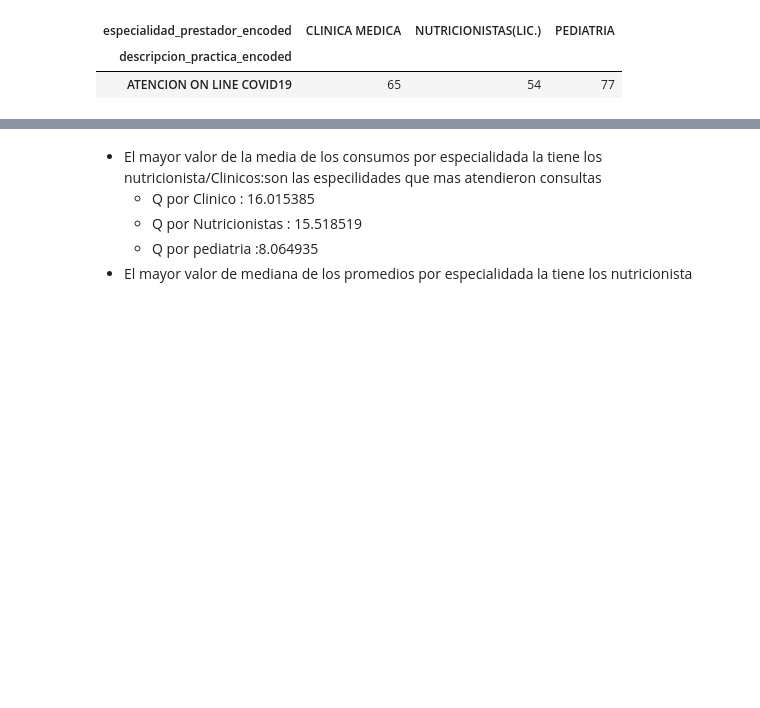
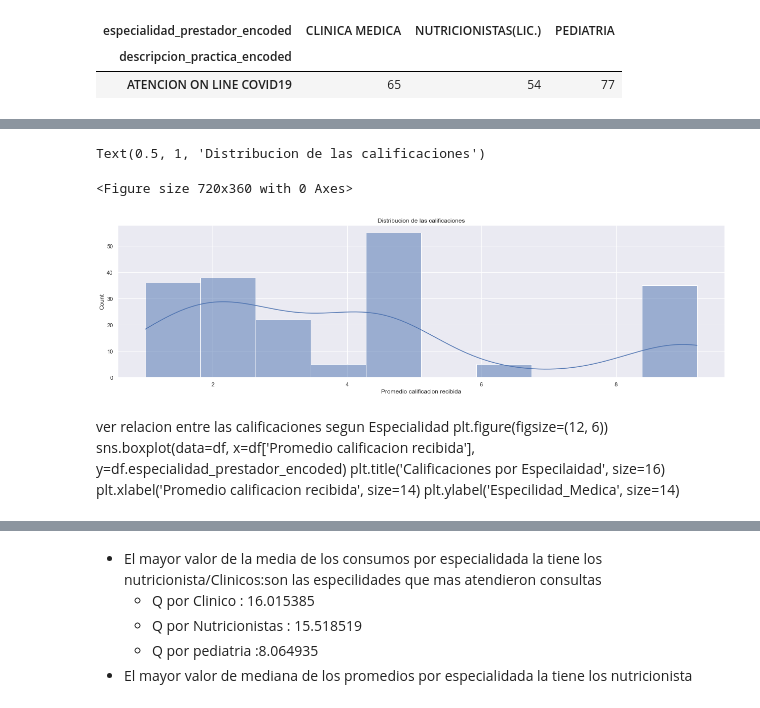
Before and after one commit to JuanMajul/Mentoria_DiploDatos2021, a Jupyter notebook: Analisis_Oferta.ipynb, the cells around one changed output, grey strips where cells are left out. Drawn from its saved outputs; the diff is of its cells as text; code cells hidden in the pictures; blank space fills up the shorter version.

```diff
--- a/Analisis_Oferta.ipynb
+++ b/Analisis_Oferta.ipynb
@@ -134,3 +135,18 @@ Text(0, 0.5, 'Especilidad_Medica')
+# %%
+plt.figure(figsize=(10,5))
+g =sns.displot(df, x="Promedio calificacion recibida", aspect=3.5, kde=True)
+plt.title("Distribucion de las calificaciones")
+# %% [output]
+Text(0.5, 1, 'Distribucion de las calificaciones')
+<Figure size 720x360 with 0 Axes>
+[figure, added]
+# %% [markdown]
+ver relacion entre  las calificaciones segun Especialidad
+plt.figure(figsize=(12, 6))
+sns.boxplot(data=df, x=df['Promedio calificacion recibida'], y=df.especialidad_prestador_encoded)
+plt.title('Calificaciones por Especilaidad', size=16)
+plt.xlabel('Promedio calificacion recibida', size=14)
+plt.ylabel('Especilidad_Medica', size=14)
 # %%
 plt.figure(figsize=(15,15))
 
```
Also changed, not shown: parts of 25 cells of this notebook.
